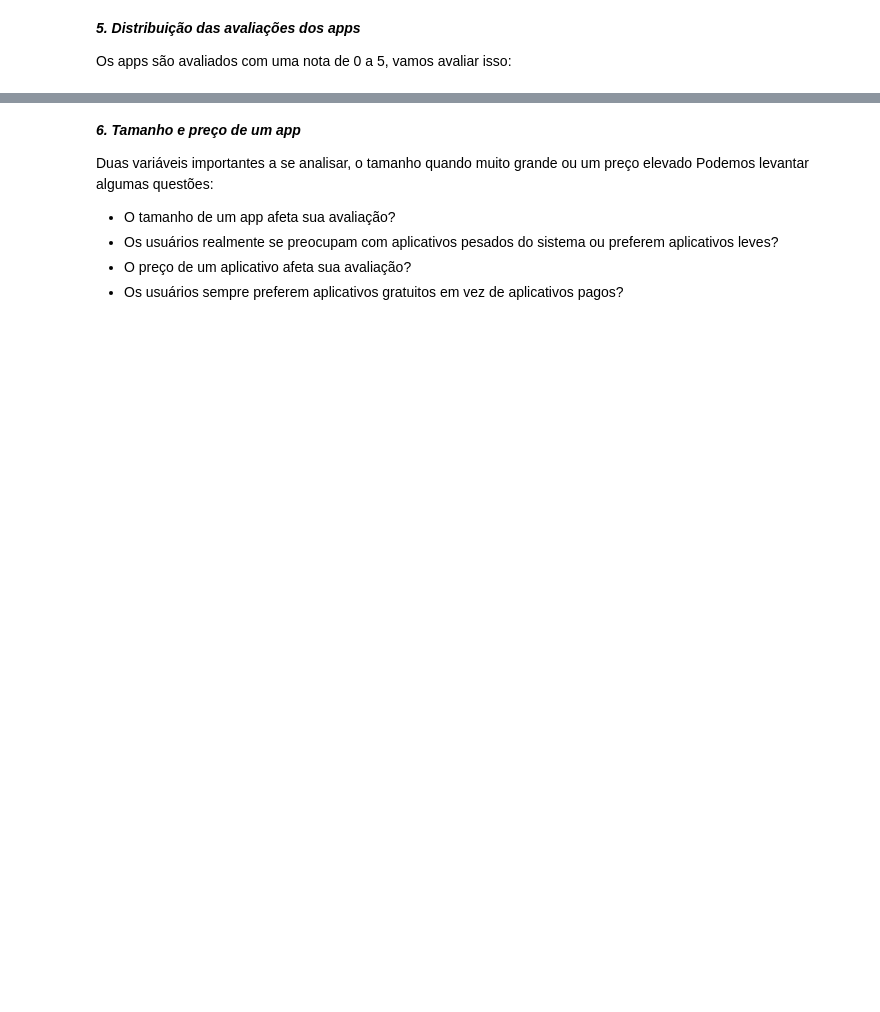
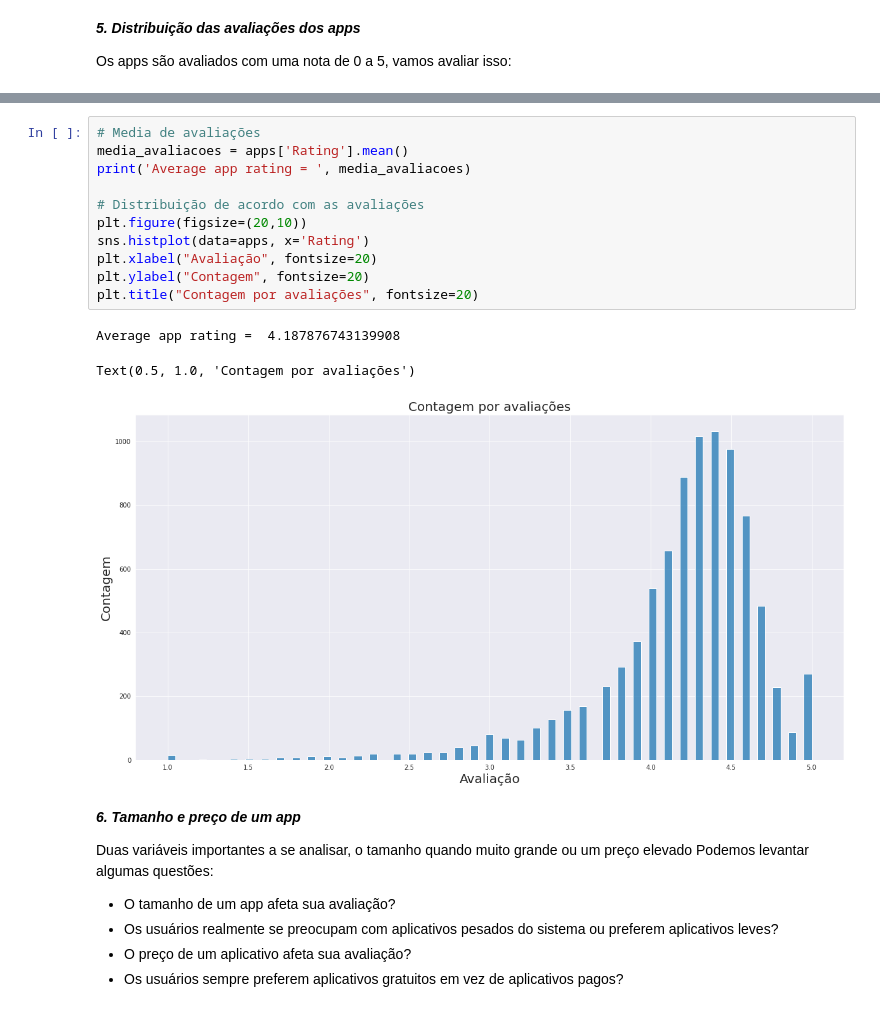
Before and after one commit to NatanXimenes/Analise-dados-GooglePlayStore, a Jupyter notebook: GooglePlayStore.ipynb, the cells around one changed output, grey strips where cells are left out. Cells and saved outputs as stored; diff of their text form; blank space fills up the shorter version.

```diff
--- a/GooglePlayStore.ipynb
+++ b/GooglePlayStore.ipynb
@@ -174,3 +148,18 @@ Average app rating =  4.187876743139908
+# %%
+# Media de avaliações
+media_avaliacoes = apps['Rating'].mean()
+print('Average app rating = ', media_avaliacoes)
+
+# Distribuição de acordo com as avaliações
+plt.figure(figsize=(20,10))
+sns.histplot(data=apps, x='Rating')
+plt.xlabel("Avaliação", fontsize=20)
+plt.ylabel("Contagem", fontsize=20)
+plt.title("Contagem por avaliações", fontsize=20)
+# %% [output]
+Average app rating =  4.187876743139908
+Text(0.5, 1.0, 'Contagem por avaliações')
+[figure, added]
 # %% [markdown]
 ***6. Tamanho e preço de um app***
 
```
Also changed, not shown: parts of 7 cells of this notebook.
